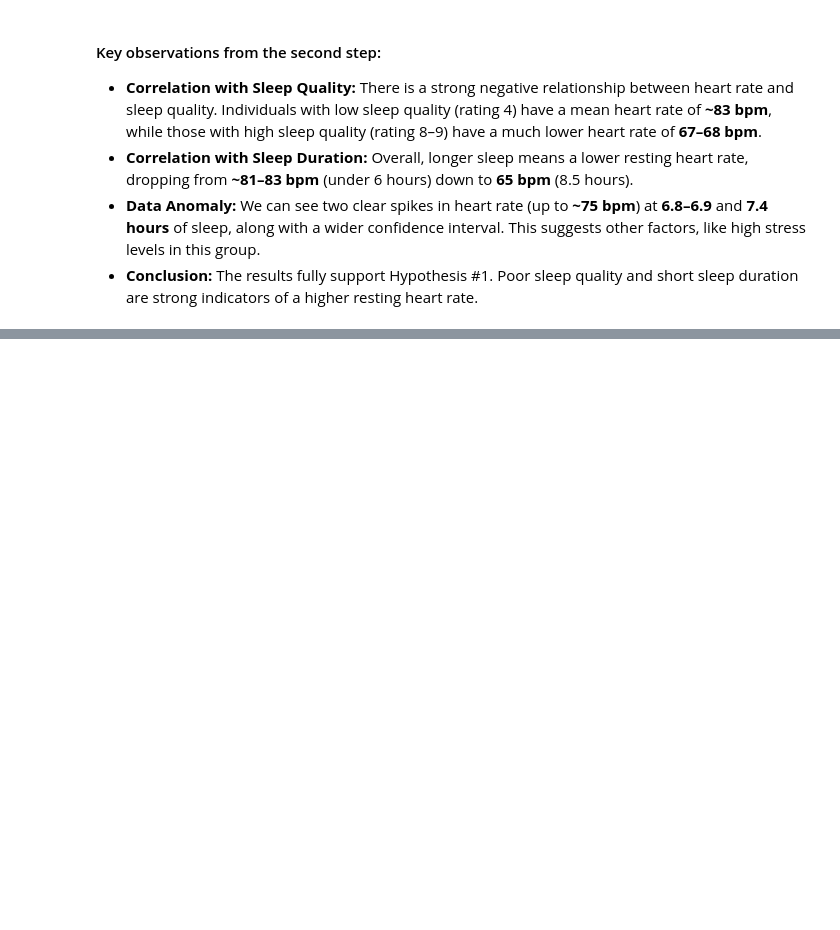
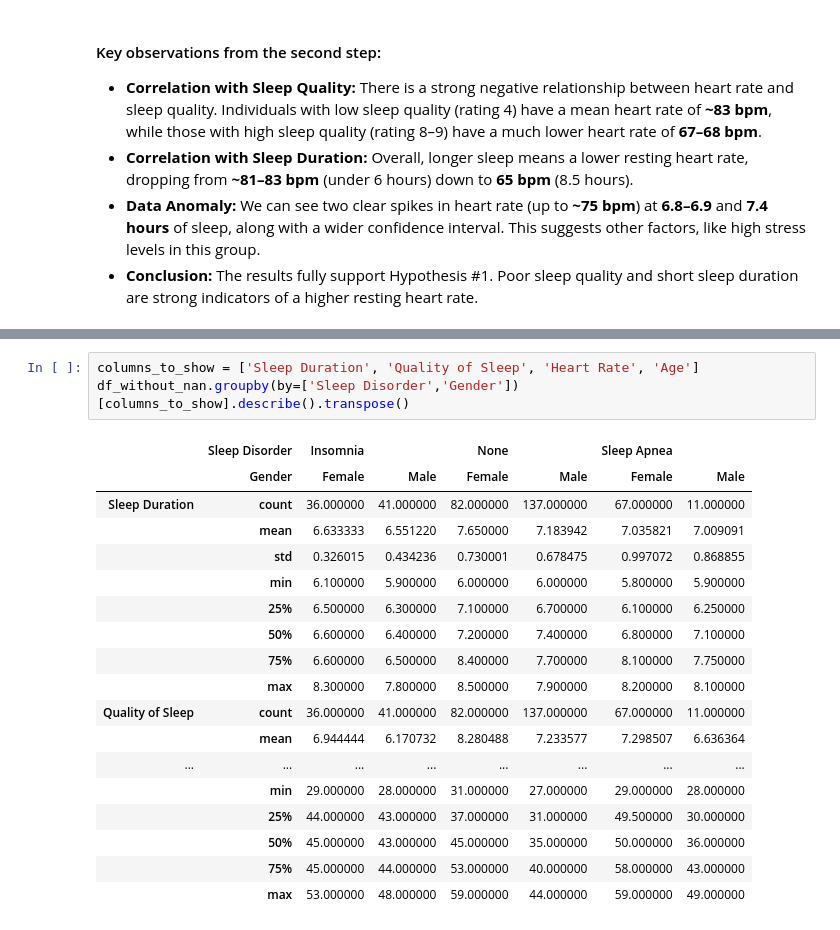
Before and after one commit to SabinaSid/Welness_sleep_analysis, a Jupyter notebook: Notebooks/eda_sleep_analysis.ipynb, the cells around one changed output, grey strips where cells are left out. Saved outputs shown, nothing was run; the diff lists cells and outputs as text; blank space fills up the shorter version.

```diff
--- a/Notebooks/eda_sleep_analysis.ipynb
+++ b/Notebooks/eda_sleep_analysis.ipynb
@@ -199,0 +242,22 @@ plt.tight_layout()
+# %%
+columns_to_show = ['Sleep Duration', 'Quality of Sleep', 'Heart Rate', 'Age']
+df_without_nan.groupby(by=['Sleep Disorder','Gender'])[columns_to_show].describe().transpose()
+# %% [output]
+|  | Sleep Disorder | Insomnia |  | None |  | Sleep Apnea |  |
+|  | Gender | Female | Male | Female | Male | Female | Male |
+| Sleep Duration | count | 36.000000 | 41.000000 | 82.000000 | 137.000000 | 67.000000 | 11.000000 |
+|  | mean | 6.633333 | 6.551220 | 7.650000 | 7.183942 | 7.035821 | 7.009091 |
+|  | std | 0.326015 | 0.434236 | 0.730001 | 0.678475 | 0.997072 | 0.868855 |
+|  | min | 6.100000 | 5.900000 | 6.000000 | 6.000000 | 5.800000 | 5.900000 |
+|  | 25% | 6.500000 | 6.300000 | 7.100000 | 6.700000 | 6.100000 | 6.250000 |
+|  | 50% | 6.600000 | 6.400000 | 7.200000 | 7.400000 | 6.800000 | 7.100000 |
+|  | 75% | 6.600000 | 6.500000 | 8.400000 | 7.700000 | 8.100000 | 7.750000 |
+|  | max | 8.300000 | 7.800000 | 8.500000 | 7.900000 | 8.200000 | 8.100000 |
+| Quality of Sleep | count | 36.000000 | 41.000000 | 82.000000 | 137.000000 | 67.000000 | 11.000000 |
+|  | mean | 6.944444 | 6.170732 | 8.280488 | 7.233577 | 7.298507 | 6.636364 |
+| ... | ... | ... | ... | ... | ... | ... | ... |
+|  | min | 29.000000 | 28.000000 | 31.000000 | 27.000000 | 29.000000 | 28.000000 |
+|  | 25% | 44.000000 | 43.000000 | 37.000000 | 31.000000 | 49.500000 | 30.000000 |
+|  | 50% | 45.000000 | 43.000000 | 45.000000 | 35.000000 | 50.000000 | 36.000000 |
+|  | 75% | 45.000000 | 44.000000 | 53.000000 | 40.000000 | 58.000000 | 43.000000 |
+|  | max | 53.000000 | 48.000000 | 59.000000 | 44.000000 | 59.000000 | 49.000000 |
```
Also changed, not shown: parts of 3 cells of this notebook.
